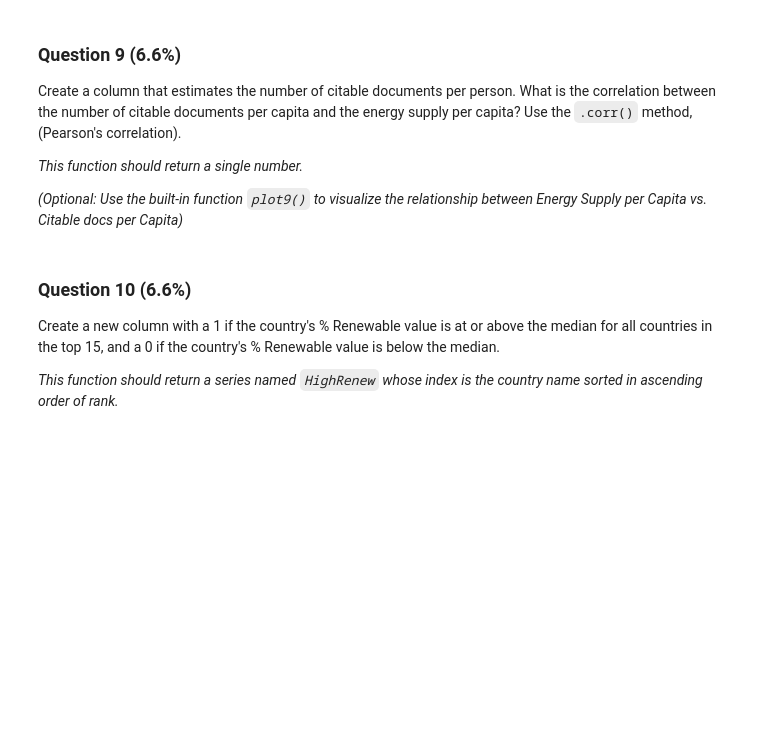
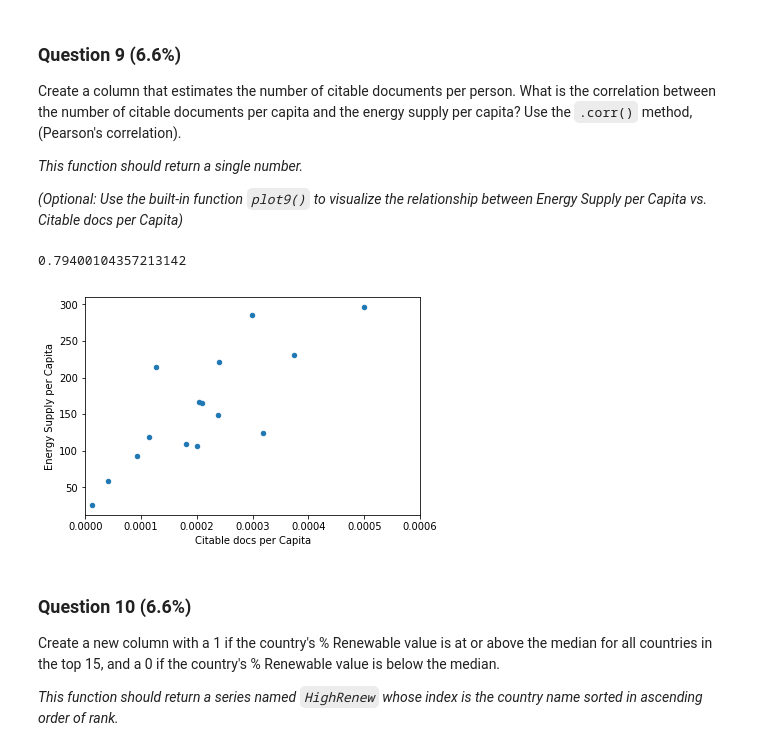
Before and after one commit to bholbein/applied-data-science-with-python, a Jupyter notebook: Introduction/Assignment+3.ipynb, the cells around one changed output. Drawn from its saved outputs; the diff is of its cells as text; code cells hidden in the pictures; blank space fills up the shorter version.

```diff
--- a/Introduction/Assignment+3.ipynb
+++ b/Introduction/Assignment+3.ipynb
@@ -288,3 +295,14 @@ def answer_nine():
+# %%
+def answer_nine():
+    Top15 = answer_one()
+    Top15['Est. Population'] = np.round(Top15['Energy Supply']/Top15['Energy Supply per Capita'])
+    Top15['Est. Citable Docs per capita'] = Top15['Citable documents']/Top15['Est. Population']
+    correlation = Top15['Energy Supply per Capita'].corr(Top15['Est. Citable Docs per capita'], method='pearson')
+    return correlation
+
+answer_nine()
+# %% [output]
+0.79400104357213142
 # %%
 def plot9():
     import matplotlib as plt
@@ -295,7 +313,9 @@ def plot9():
     Top15['Citable docs per Capita'] = Top15['Citable documents'] / Top15['PopEst']
     Top15.plot(x='Citable docs per Capita', y='Energy Supply per Capita', kind='scatter', xlim=[0, 0.0006])
 # %%
-#plot9() # Be sure to comment out plot9() before submitting the assignment!
+plot9() # Be sure to comment out plot9() before submitting the assignment!
+# %% [output]
+[figure, added]
 # %% [markdown]
 ### Question 10 (6.6%)
 Create a new column with a 1 if the country's % Renewable value is at or above the median for all countries in the top 15, and a 0 if the country's % Renewable value is below the median.
```
Also changed, not shown: parts of 5 cells of this notebook.
